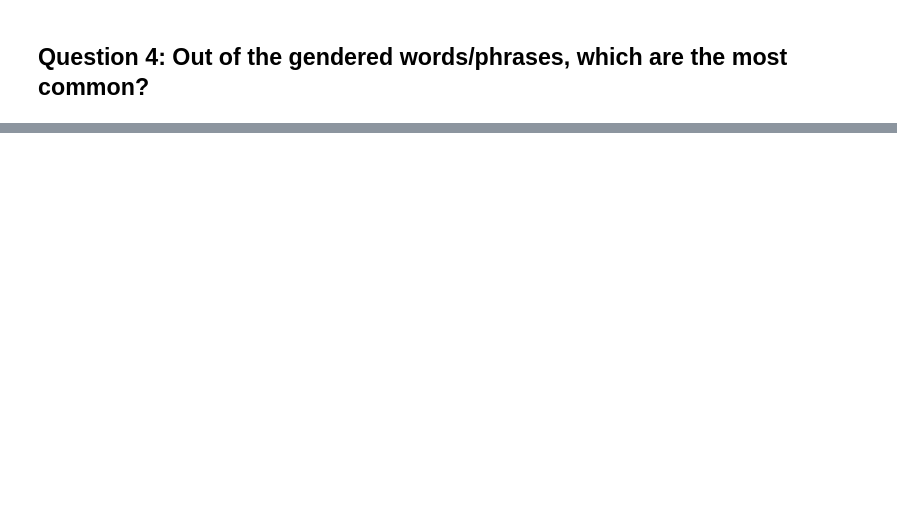
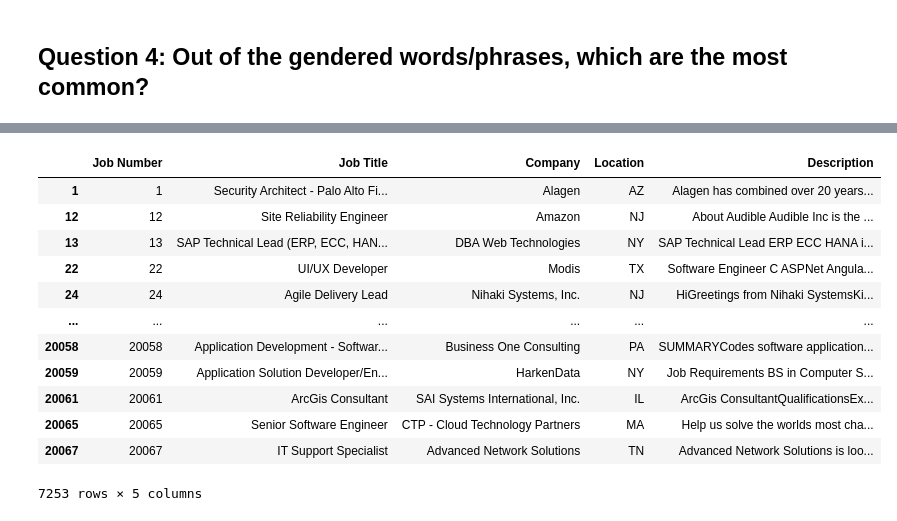
Before and after one commit to Kyle1668/cse184-pronoun-analysis, a Jupyter notebook: analysis/Final Analysis and Findings.ipynb, the cells around one changed output, grey strips where cells are left out. Saved outputs shown, nothing was run; the diff lists cells and outputs as text; code cells hidden in the pictures; blank space fills up the shorter version.

```diff
--- a/analysis/Final Analysis and Findings.ipynb
+++ b/analysis/Final Analysis and Findings.ipynb
@@ -472,0 +540,16 @@ percentage 0.014949172812437711
+# %%
+new_jobs
+# %% [output]
+|  | Job Number | Job Title | Company | Location | Description |
+| 1 | 1 | Security Architect - Palo Alto Fi... | Alagen | AZ | Alagen has combined over 20 years... |
+| 12 | 12 | Site Reliability Engineer | Amazon | NJ | About Audible Audible Inc is the ... |
+| 13 | 13 | SAP Technical Lead (ERP, ECC, HAN... | DBA Web Technologies | NY | SAP Technical Lead ERP ECC HANA i... |
+| 22 | 22 | UI/UX Developer | Modis | TX | Software Engineer C ASPNet Angula... |
+| 24 | 24 | Agile Delivery Lead | Nihaki Systems, Inc. | NJ | HiGreetings from Nihaki SystemsKi... |
+| ... | ... | ... | ... | ... | ... |
+| 20058 | 20058 | Application Development - Softwar... | Business One Consulting | PA | SUMMARYCodes software application... |
+| 20059 | 20059 | Application Solution Developer/En... | HarkenData | NY | Job Requirements BS in Computer S... |
+| 20061 | 20061 | ArcGis Consultant | SAI Systems International, Inc. | IL | ArcGis ConsultantQualificationsEx... |
+| 20065 | 20065 | Senior Software Engineer | CTP - Cloud Technology Partners | MA | Help us solve the worlds most cha... |
+| 20067 | 20067 | IT Support Specialist | Advanced Network Solutions | TN | Advanced Network Solutions is loo... |
+7253 rows × 5 columns
```
Also changed, not shown: parts of 20 cells of this notebook.
